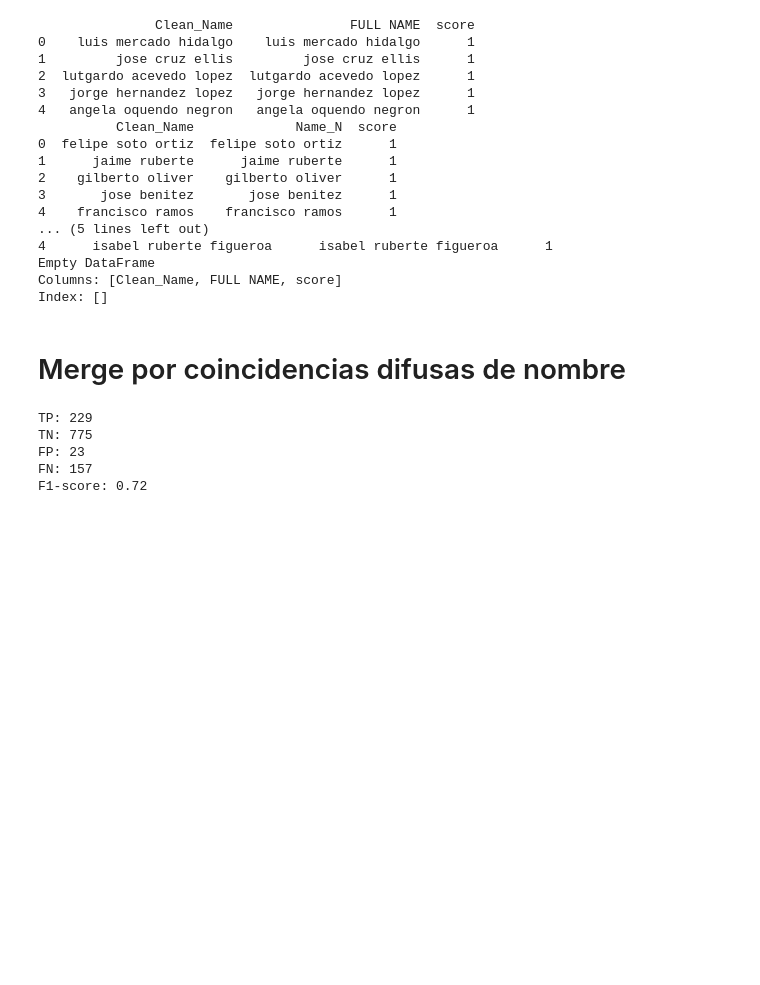
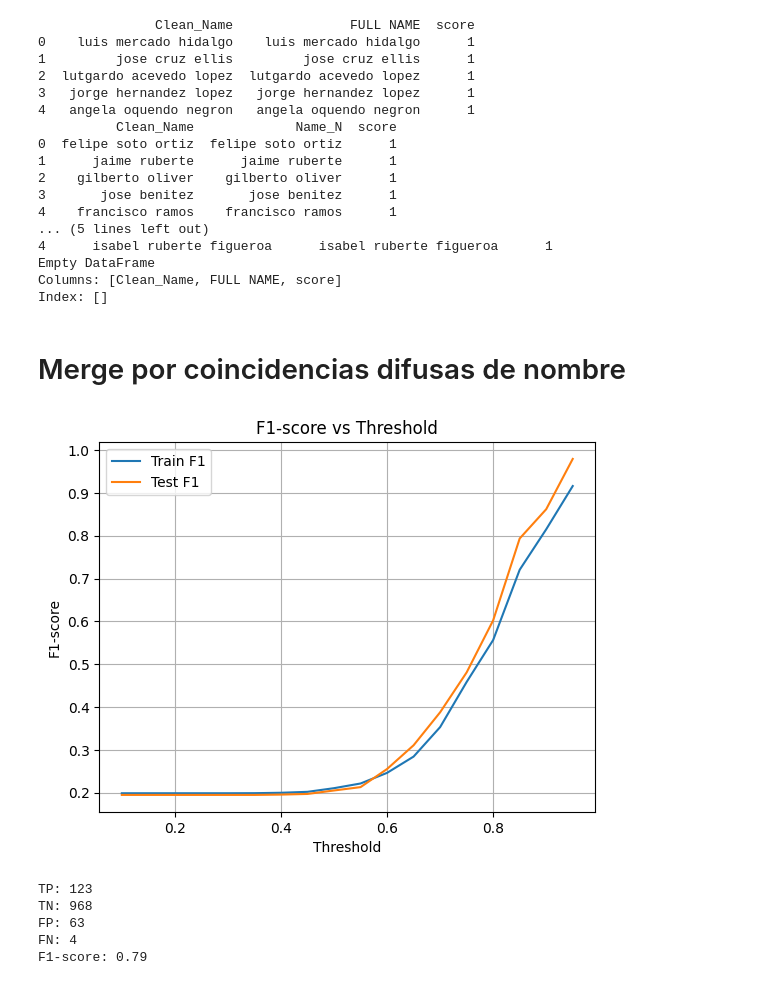
Before and after one commit to jhonvlex/join_dataframes, a Jupyter notebook: src_any_abogados_dev_df_er_main.ipynb, the cells around one changed output. Saved outputs shown, nothing was run; the diff lists cells and outputs as text; code cells hidden in the pictures; blank space fills up the shorter version.

Commit message:
F-Score: 0.79

```diff
--- a/src_any_abogados_dev_df_er_main.ipynb
+++ b/src_any_abogados_dev_df_er_main.ipynb
@@ -203,5 +202,41 @@ df_gm = df_gm_o[["Clean_Name"]]
 df_ca = df_ca_o[["FULL NAME"]]
 df_naics = df_naics_o[["Name_N"]]
 # %%
-matches = src.find_fuzzy_matches(df_ca, df_naics,"FULL NAME", "Name_N", 76)
+matches = src.find_fuzzy_matches(df_ca, df_naics,"FULL NAME", "Name_N", 85)
+# %%
+from sklearn.model_selection import train_test_split
+
+# Suponiendo que ya tienes df_resultado = find_fuzzy_matches(...)
+
+df_train, df_test = train_test_split(
+    matches,
+    test_size=0.2,
+    stratify=matches["actual"],  # para mantener proporción 0/1
+    random_state=42
+)
+# %%
+import numpy as np
+import matplotlib.pyplot as plt
+from sklearn.metrics import f1_score
+
+thresholds = np.arange(0.1, 1.0, 0.05)
+f1_scores_train = []
+f1_scores_test = []
+
+for t in thresholds:
+    df_train_eval = src4.test2(df_train, t)
+    df_test_eval = src4.test2(df_test, t)
+    f1_scores_train.append(f1_score(df_train_eval["actual"], df_train_eval["predicted"]))
+    f1_scores_test.append(f1_score(df_test_eval["actual"], df_test_eval["predicted"]))
+
+plt.plot(thresholds, f1_scores_train, label="Train F1")
+plt.plot(thresholds, f1_scores_test, label="Test F1")
+plt.xlabel("Threshold")
+plt.ylabel("F1-score")
+plt.title("F1-score vs Threshold")
+plt.legend()
+plt.grid(True)
+plt.show()
+# %% [output]
+[figure, added]
 # %%
@@ -210,25 +245,28 @@ evaluacion = src4.test(matches)
 from sklearn.metrics import confusion_matrix, f1_score
 
 # Suponiendo que tienes:
-y_true = evaluacion["actual"]
-y_pred = evaluacion["predicted"]
+def metrics(eval):
+    y_true = eval["actual"]
+    y_pred = eval["predicted"]
 
-# Confusion matrix
-tn, fp, fn, tp = confusion_matrix(y_true, y_pred).ravel()
+    # Confusion matrix
+    tn, fp, fn, tp = confusion_matrix(y_true, y_pred).ravel()
 
-# F1-score
-f1 = f1_score(y_true, y_pred)
+    # F1-score
+    f1 = f1_score(y_true, y_pred)
 
-# Mostrar resultados
-print(f"TP: {tp}")
-print(f"TN: {tn}")
-print(f"FP: {fp}")
-print(f"FN: {fn}")
-print(f"F1-score: {f1:.2f}")
+    # Mostrar resultados
+    print(f"TP: {tp}")
+    print(f"TN: {tn}")
+    print(f"FP: {fp}")
+    print(f"FN: {fn}")
+    print(f"F1-score: {f1:.2f}")
-# %% [output]
-TP: 229
-TN: 775
-FP: 23
-FN: 157
-F1-score: 0.72
+# %%
+metrics(evaluacion)
+# %% [output]
+TP: 123
+TN: 968
+FP: 63
+FN: 4
+F1-score: 0.79
 # %%
```
Also changed, not shown: parts of 12 cells of this notebook, 5 other files.
